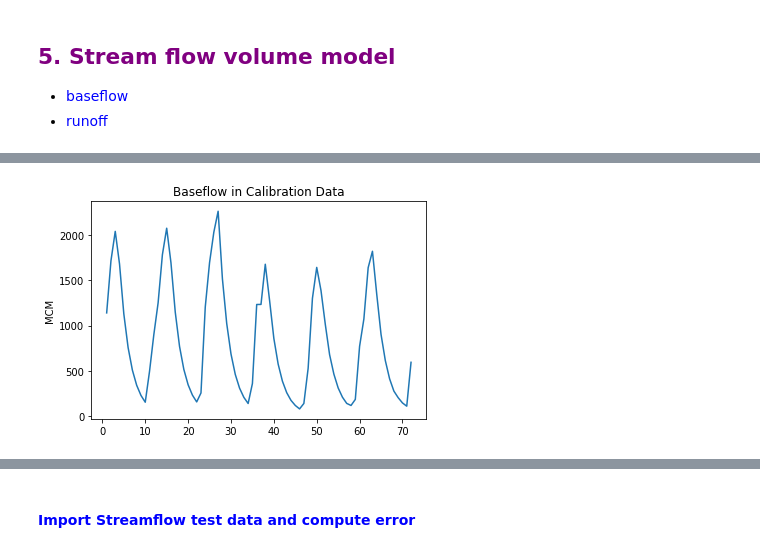
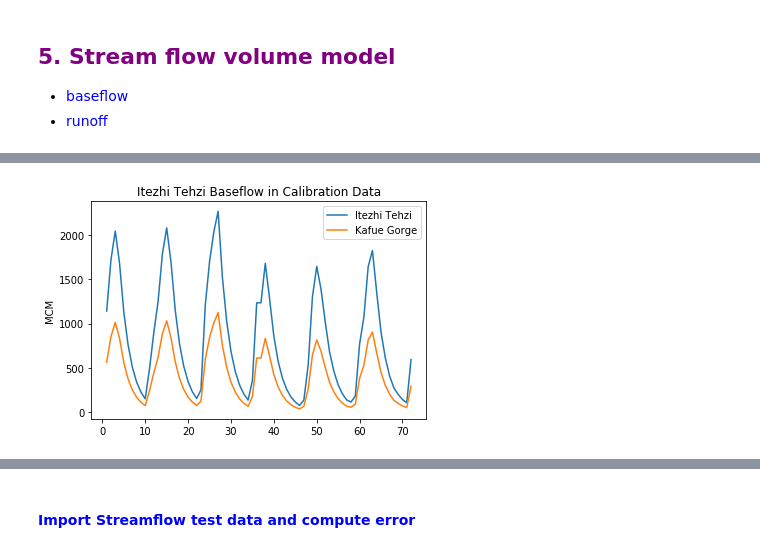
Before and after one commit to jolszew2/Iolanda, a Jupyter notebook: Iolanda_Streamflow.ipynb, the cells around one changed output, grey strips where cells are left out. Drawn from its saved outputs; the diff is of its cells as text; code cells hidden in the pictures.

```diff
--- a/Iolanda_Streamflow.ipynb
+++ b/Iolanda_Streamflow.ipynb
@@ -317,8 +317,10 @@ def zhang_evaportranspiration(precip, pet, soil_storage, soil_max, alpha_one, al
     else:
         return (1 + (pet / Wt) - (1 + (pet / Wt)**alpha_two)**(1 / alpha_two)) * Wt
 # %%
+soil_previous = soil_initial
 for index, row in calibration_df.iterrows():
-    calibration_df.at[index,'et'] = zhang_evaportranspiration(row['kaoma_precip'], row['pet'], row['soil_storage'], soil_max, alpha_one, alpha_two)
+    calibration_df.at[index,'et'] = zhang_evaportranspiration(row['kaoma_precip'], row['pet'], soil_previous, soil_max, alpha_one, alpha_two)
+    soil_previous = calibration_df.at[index,'soil_storage']
 calibration_df.head()
 # %% [output]
 |  | year | month | kaoma_precip | min_temp | max_temp | pet | soil_storage | ground_storage | et |
@@ -368,7 +370,9 @@ et_error_figure = plt.show()
    - <font color = blue>runoff</font>
 # %%
 #Itehzi Tehzi watershed size
-watershed_size = 95000 #km2
+it_watershed_size = 95000 #km2
+#Kafue Gorge watershed size
+kg_watershed_size = 47138 #km2
 # %%
 # Baseflow in Millions of Cubic Meters (MCM)
 def zhang_baseflow(ground_previous, ground_constant, watershed_size):
@@ -378,7 +382,8 @@ def zhang_baseflow(ground_previous, ground_constant, watershed_size):
 # %%
 ground_previous = ground_initial
 for index, row in calibration_df.iterrows():
-    calibration_df.at[index,'baseflow'] = zhang_baseflow(ground_previous, ground_constant, watershed_size)
+    calibration_df.at[index,'it_baseflow'] = zhang_baseflow(ground_previous, ground_constant, it_watershed_size)
+    calibration_df.at[index,'kg_baseflow'] = zhang_baseflow(ground_previous, ground_constant, kg_watershed_size)
     ground_previous = calibration_df.at[index, 'ground_storage']
 calibration_df.head()
 # %% [output]
@@ -392,11 +397,13 @@ calibration_df.head()
 # %%
 baseflow_figure = plt.figure()
-baseflow_figure = plt.title('Baseflow in Calibration Data')
+baseflow_figure = plt.title('Itezhi Tehzi Baseflow in Calibration Data')
 baseflow_figure = plt.ylabel("MCM")
-baseflow_figure = plt.plot(calibration_df.index, calibration_df['baseflow'])
+baseflow_figure = plt.plot(calibration_df.index, calibration_df['it_baseflow'], label = 'Itezhi Tehzi')
+baseflow_figure = plt.plot(calibration_df.index, calibration_df['kg_baseflow'], label = 'Kafue Gorge')
+baseflow_figure = plt.legend()
 baseflow_figure = plt.show()
 # %% [output]
-[figure, old version]
+[figure, new version]
 # %%
 def zhang_runoff(precip, pet, soil_previous, soil_max, alpha_one, watershed_size):
     # compute direct runoff + Wt
```
Also changed, not shown: parts of 13 cells of this notebook, 2 other files.
